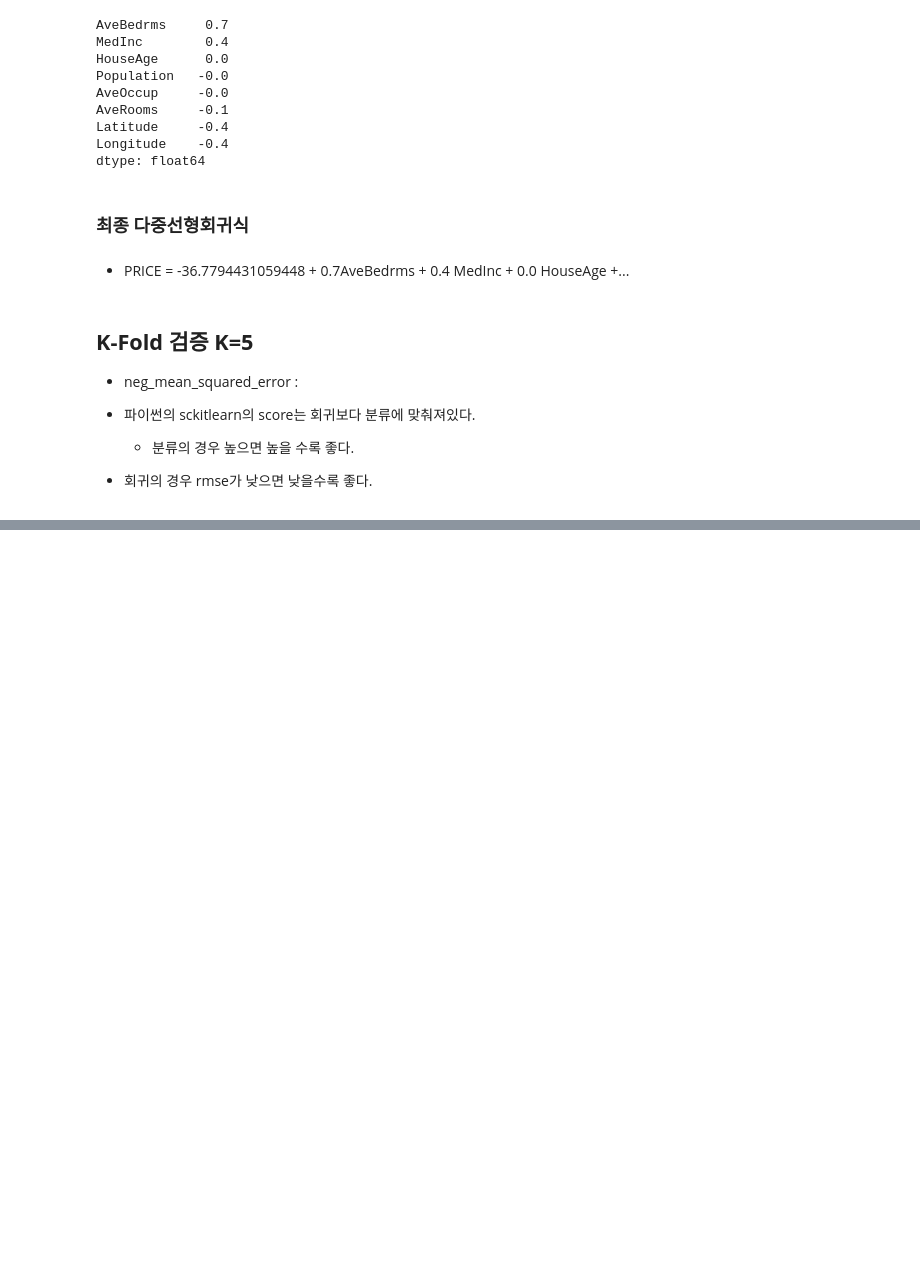
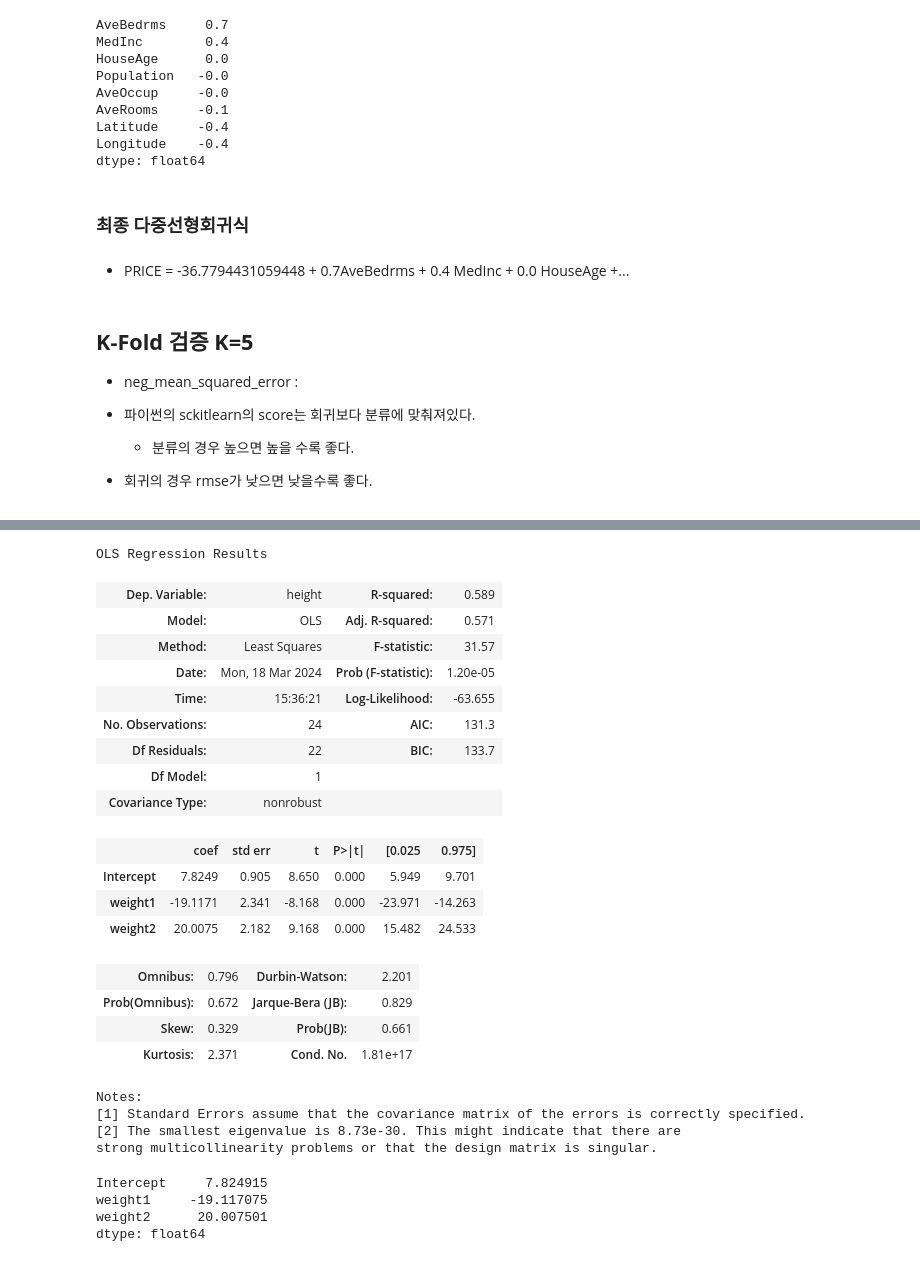
Before and after one commit to ahnjj/AI, a Jupyter notebook: ml/Supervised Learning-Regression.ipynb, the cells around one changed output, grey strips where cells are left out. Saved outputs shown, nothing was run; the diff lists cells and outputs as text; code cells hidden in the pictures; blank space fills up the shorter version.

```diff
--- a/ml/Supervised Learning-Regression.ipynb
+++ b/ml/Supervised Learning-Regression.ipynb
@@ -389,0 +523,12 @@ neg_mes_scores = cross
+# %%
+import pandas as pd
+height = [170, 168, 177, 181, 172, 171, 169,175, 174, 178, 170, 167,177, 182, 173, 171, 170, 179, 175, 177, 186, 166, 183, 168]
+weight1 = [70, 66, 73, 77, 74, 73, 69, 79, 77, 80, 74, 68, 71, 76, 78, 72, 68, 79, 77, 81, 84 ,73 ,78, 69]
+weight2 = pd.Series(weight1) + 5
+
+body = pd.DataFrame({
+    'height' : height,
+    'weight1' : weight1,
+    'weight2' : weight2
+})
+body.tail()
@@ -389,0 +542,36 @@ neg_mes_scores = cross
+# %%
+import statsmodels.api as sm
+
+result = sm.OLS.from_formula('height ~ weight1 + weight2', body).fit()
+result.summary()
+# 수정된 r-squared : 0.571
+# %% [output]
+OLS Regression Results
+| Dep. Variable: | height | R-squared: | 0.589 |
+| Model: | OLS | Adj. R-squared: | 0.571 |
+| Method: | Least Squares | F-statistic: | 31.57 |
+| Date: | Mon, 18 Mar 2024 | Prob (F-statistic): | 1.20e-05 |
+| Time: | 15:36:21 | Log-Likelihood: | -63.655 |
+| No. Observations: | 24 | AIC: | 131.3 |
+| Df Residuals: | 22 | BIC: | 133.7 |
+| Df Model: | 1 |  |  |
+| Covariance Type: | nonrobust |  |  |
+|  | coef | std err | t | P>|t| | [0.025 | 0.975] |
+| Intercept | 7.8249 | 0.905 | 8.650 | 0.000 | 5.949 | 9.701 |
+| weight1 | -19.1171 | 2.341 | -8.168 | 0.000 | -23.971 | -14.263 |
+| weight2 | 20.0075 | 2.182 | 9.168 | 0.000 | 15.482 | 24.533 |
+| Omnibus: | 0.796 | Durbin-Watson: | 2.201 |
+| Prob(Omnibus): | 0.672 | Jarque-Bera (JB): | 0.829 |
+| Skew: | 0.329 | Prob(JB): | 0.661 |
+| Kurtosis: | 2.371 | Cond. No. | 1.81e+17 |
+Notes:
+[1] Standard Errors assume that the covariance matrix of the errors is correctly specified.
+[2] The smallest eigenvalue is 8.73e-30. This might indicate that there are
+strong multicollinearity problems or that the design matrix is singular.
+# %%
+result.params
+# %% [output]
+Intercept     7.824915
+weight1     -19.117075
+weight2      20.007501
+dtype: float64
```
Also changed, not shown: parts of 18 cells of this notebook.
